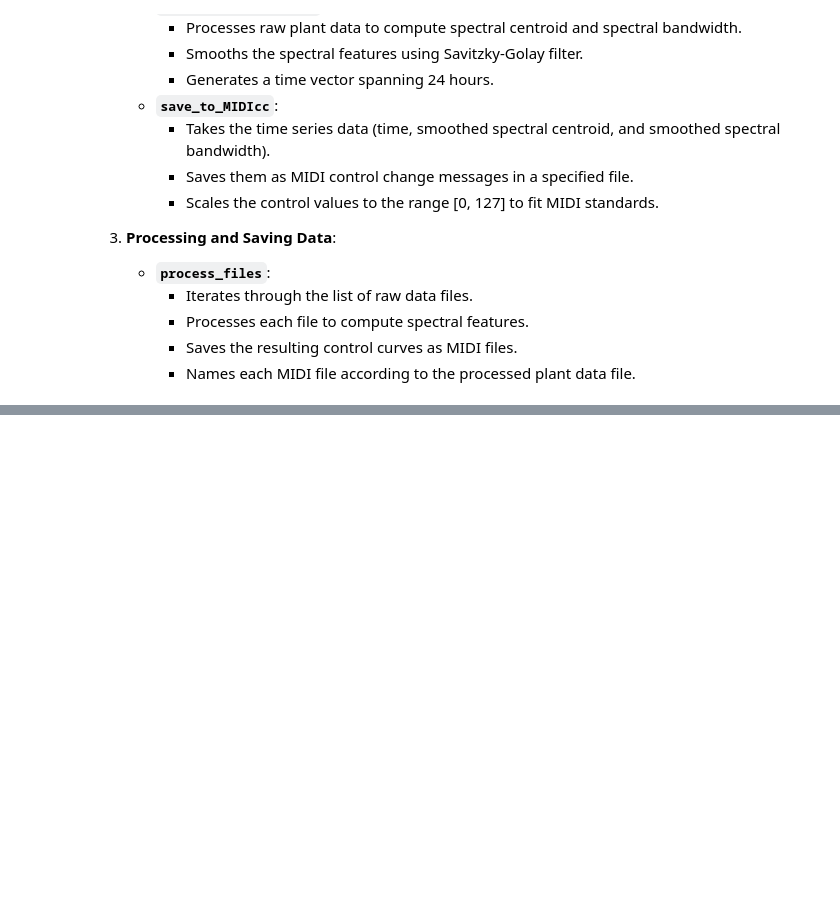
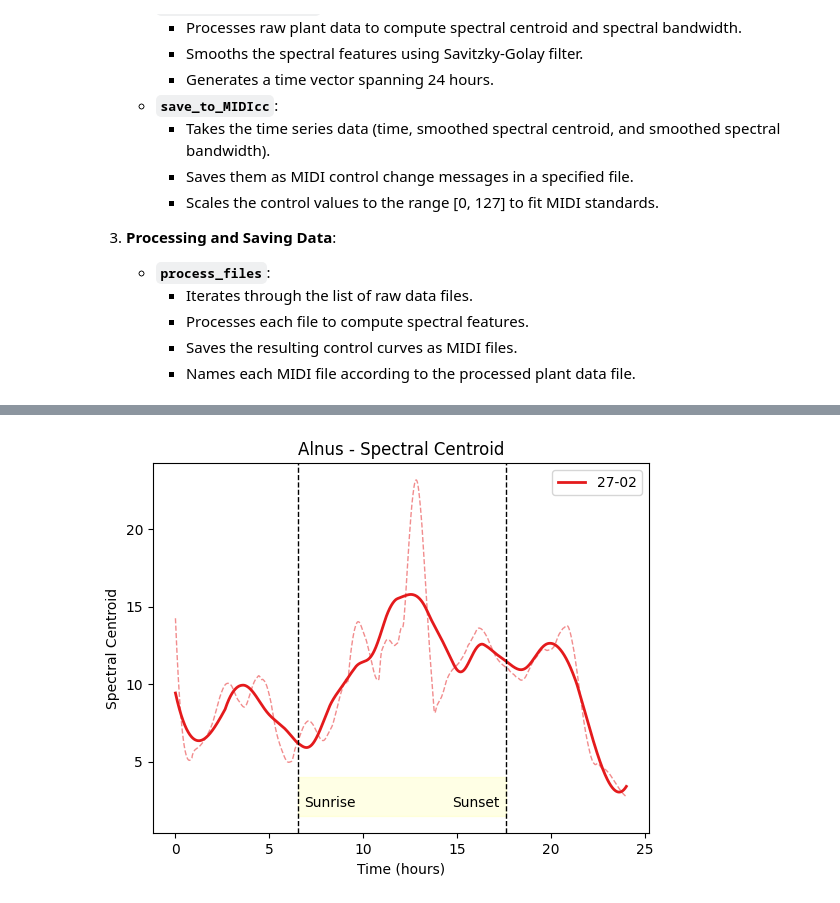
Before and after one commit to AntoineBellemare/plant_sonification, a Jupyter notebook: notebooks/2-spectromorphological_curves.ipynb, the cells around one changed output, grey strips where cells are left out. Cells and saved outputs as stored; diff of their text form; code cells hidden in the pictures; blank space fills up the shorter version.

```diff
--- a/notebooks/2-spectromorphological_curves.ipynb
+++ b/notebooks/2-spectromorphological_curves.ipynb
@@ -172,30 +158,32 @@ for file_path in file_paths:
 # %%
 # plot the smoothed spectral centroid for each file different colors from Set2
 
 colors = plt.cm.Set1(np.linspace(0, 1, len(sc_smoothed)))
 # match the length of the time vector to the length of the spectral centroid
 time = np.linspace(0, 24, len(sc_smoothed[0]))
 # create smoothed version of the spectral centroid
 sc_smoothed2 = [savgol_filter(sc, 3001, 3) for sc in sc_smoothed]
 dates = ['27-02', '28-02', '29-02', '01-03', '02-03']
 for i, sc in enumerate(sc_smoothed):
     time = np.linspace(0, 24, len(sc))
     plt.plot(time, sc, color=colors[i], linewidth=1, linestyle='--', alpha=0.5)
     plt.plot(time, sc_smoothed2[i], color=colors[i], linewidth=2, label=dates[i])
 plt.xlabel('Time (hours)')
 plt.ylabel('Spectral Centroid')
 plt.title('Alnus - Spectral Centroid')
 # add legend with dates from 27-02 to 02-03 (it is bisextile year)
 # add vertical lines at 6.5 and 17.6 and put soft beige background between them
 plt.axvline(6.5, color='k', linestyle='--', linewidth=1)
 plt.axvline(17.6, color='k', linestyle='--', linewidth=1)
 plt.fill_between([6.5, 17.6], 1.5, 4, color='yellow', alpha=0.1)
 # write sunrise and sunset times at the bottom of the plot
 plt.text(8.2, 2.1, 'Sunrise', horizontalalignment='center')
 plt.text(16, 2.1, 'Sunset', horizontalalignment='center')
-plt.ylim(2, 3.75)
+#plt.ylim(2, 3.75)
 plt.legend()
 
 # save the plot
 plt.savefig('Spectral_Centroid_Alnus4.png')
 plt.show()
+# %% [output]
+[figure, added]
```
Also changed, not shown: parts of 3 cells of this notebook.
